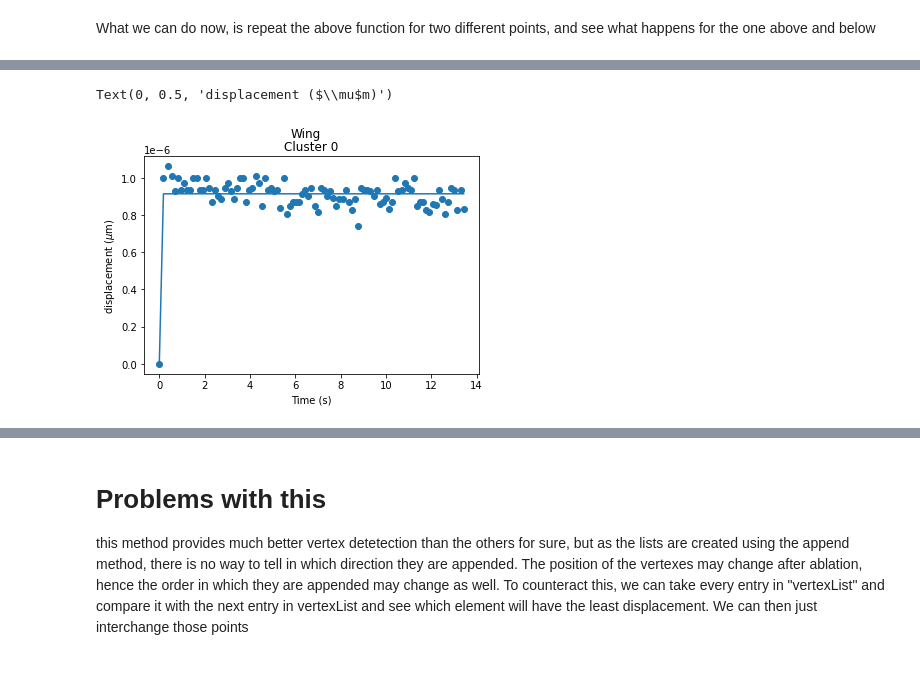
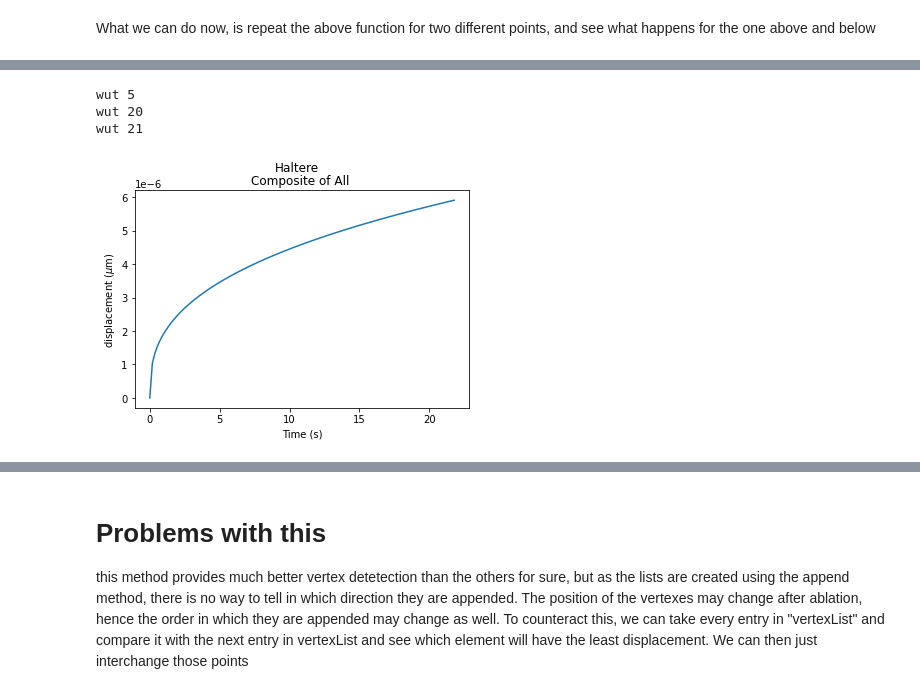
Before and after one commit to BiratalWagle/CellTensionFinal, a Jupyter notebook: Cellpose_Displacement_New.ipynb, the cells around one changed output, grey strips where cells are left out. Cells and saved outputs as stored; diff of their text form; code cells hidden in the pictures.

Commit message:
Changes for plots

```diff
--- a/Cellpose_Displacement_New.ipynb
+++ b/Cellpose_Displacement_New.ipynb
@@ -25,7 +25,12 @@ from PIL import Image
 # Importing all the files
 
 # the folder containing the .npy and png (or .tif files) are stored
-npyDir = "Haltere"
+npyDir = "Haltere" # CHANGE THIS
+cellTypeName = npyDir
+cellTypePlot = cellTypeName + "Plots"
+numOfClusters = 8
+
+
 
 # Makes the directy to point to the seg files
 basedir = os.path.join(Path.cwd(), npyDir)
@@ -173,13 +175,16 @@ import pandas as pd
 import matplotlib.pyplot as plt
 import numpy
 from sklearn.cluster import KMeans
+import pandas as pd
 
-import pandas as pd
 x = []
+for i in range(len(mainVertexList)):
+    if i < 2:
+        mainVertexList.pop(i)
 
 # change num of clusters manually
 
-kmeans = KMeans(n_clusters=8, random_state=42)
+kmeans = KMeans(n_clusters= numOfClusters, random_state=42)
 a = []
 for i in range(len(mainVertexList)):
     X = mainVertexList[i]
@@ -215,9 +209,7 @@ import scipy.optimize
 def expon(t, a, b, c):
     return a*t**b
 
-
-def plotMany(bigX, nY, bigY, name, saveName):
-
+def plotMany(bigX, nY, bigY, name, saveName, cellTypeName):
     plt.clf()
     A = scipy.optimize.curve_fit(expon,  bigX,  bigY)
     a, b, c = A[0]
@@ -229,7 +221,7 @@ def plotMany(bigX, nY, bigY, name, saveName):
     plt.plot(bigX, nY)
     plt.scatter(bigX, bigY)
 
-    plt.suptitle("Wing")
+    plt.suptitle(cellTypeName)
     plt.title("Cluster " + str(k))
     plt.xlabel("Time (s)")
     plt.ylabel("displacement " + r'($\mu$m)')
@@ -254,7 +246,7 @@ import scipy.optimize
 avgVertex = []
 k = 1
 
-bigX = bigX + tempX
+compVertex = []
 
 for k in range(len(set(clusts))):
     displacementlist = []
@@ -267,11 +259,11 @@ for k in range(len(set(clusts))):
             avgA = [np.sum(a[1])/len(a[1]), np.sum(a[0])/len(a[0])]
         # plt.scatter(avgA[1], avgA[0])
             avgVertex.append(avgA)
+            compVertex.append(avgA)
         else:
-            print("wut", i)
+            print("This particular frame has no entries for this cluster", i)
 
     displacementlist = []
-
     for i in range(len(avgVertex)):
         displacementlist.append(dist(avgVertex[0], avgVertex[i]))
 
@@ -285,7 +277,7 @@ for k in range(len(set(clusts))):
     bigX = bigX + tempX
 
     if len(bigX) < len(bigY):
-        print("probelm")
+        print("problem")
         break
 
     while len(bigX) != len(bigY):
@@ -300,6 +292,6 @@ for k in range(len(set(clusts))):
         nY.append(expon(i, a, b, c))
 
     plt.clf()
-    plotMany(bigX, nY, bigY, str(k), "WingPlots")
+    plotMany(bigX, nY, bigY, str(k), cellTypePlot, cellTypeName)
     plt.clf()
 # %% [output]
@@ -324,6 +318,4 @@ saved anyways
 # %%
-k = 0
-
 displacementlist = []
 bigX = []
 bigY = []
@@ -341,6 +333,7 @@ for i in range(len(mainVertexList)):
         print("wut", i)
 
 
+avgVertex = compVertex
 displacementlist = []
 
 for i in range(len(avgVertex)):
@@ -355,35 +348,41 @@ tempX = np.arange(0.549, stepsize * (len(bigY)  + 2), stepsize).tolist()
 bigX = [ 0.549/3 * i for i in range(3)]
 bigX = bigX + tempX
 
 while len(bigX) != len(bigY):
     bigX.pop(-1)
 
 def expon(t, a, b, c):
     return a*t**b
 A = scipy.optimize.curve_fit(expon,  bigX,  bigY)
 a, b, c = A[0]
 nY = []
 for i in bigX:
     nY.append(expon(i, a, b, c))
 
 import scipy.optimize
 
 A = scipy.optimize.curve_fit(expon,  bigX,  bigY)
 
 a, b, c = A[0]
 nY = []
 for i in bigX:
     nY.append(expon(i, a, b, c))
 
 
 plt.clf()
 plt.plot(bigX, nY)
-plt.scatter(bigX, bigY)
+# plt.scatter(bigX, bigY)
 
-plt.suptitle("Wing")
-plt.title("Cluster " + str(k))
+plt.suptitle(cellTypeName)
+plt.title("Composite of All " )
 plt.xlabel("Time (s)")
 plt.ylabel("displacement " + r'($\mu$m)')
+savedir = Path.joinpath(Path.cwd(), cellTypePlot)
+imgdir = str(savedir) + "\Composite.png"
+
+plt.savefig(imgdir)
 # %% [output]
-Text(0, 0.5, 'displacement ($\\mu$m)')
+wut 5
+wut 20
+wut 21
-[figure, old version]
+[figure, new version]
```
Also changed, not shown: parts of 12 cells of this notebook, 10 other files.
